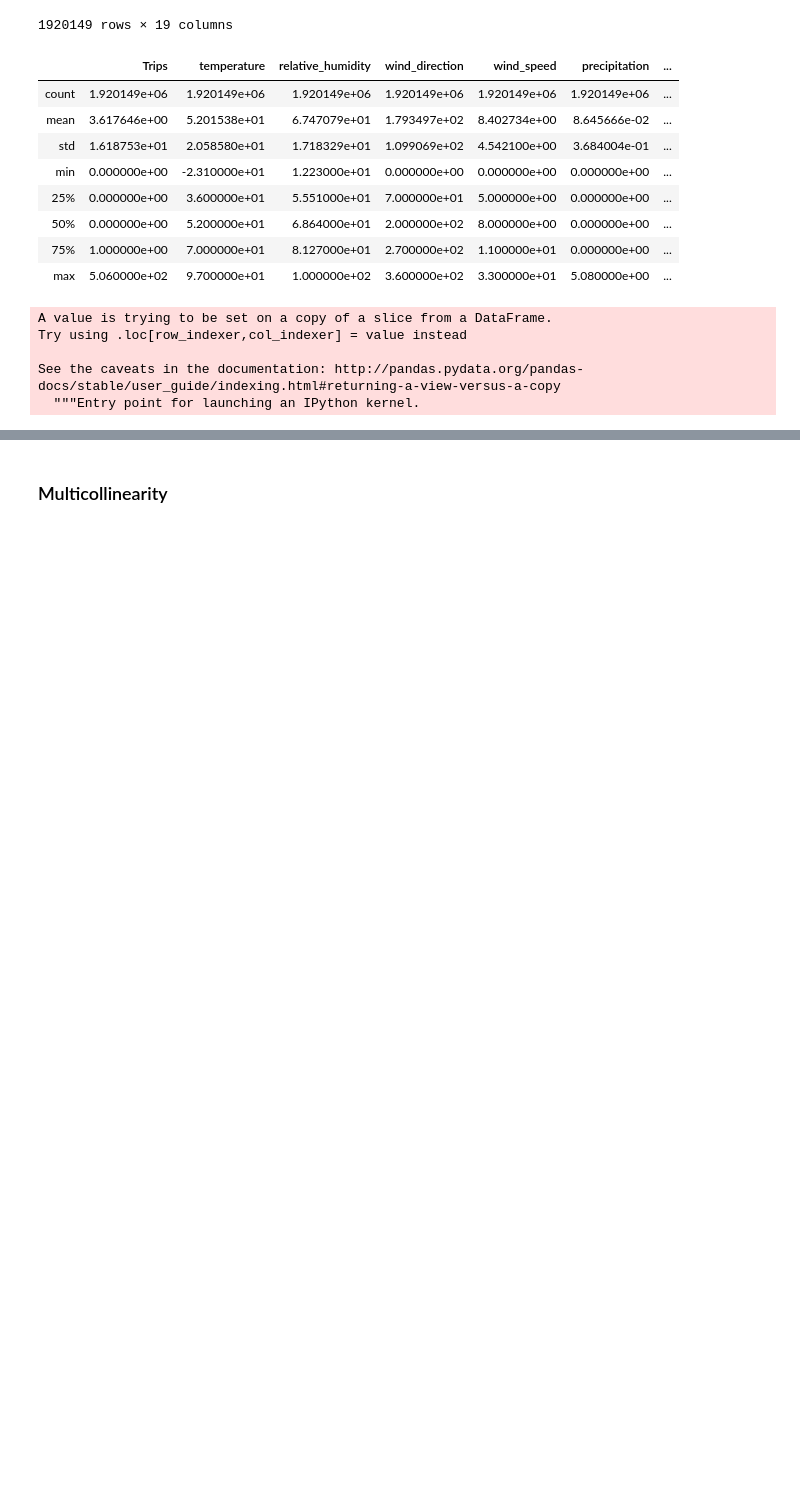
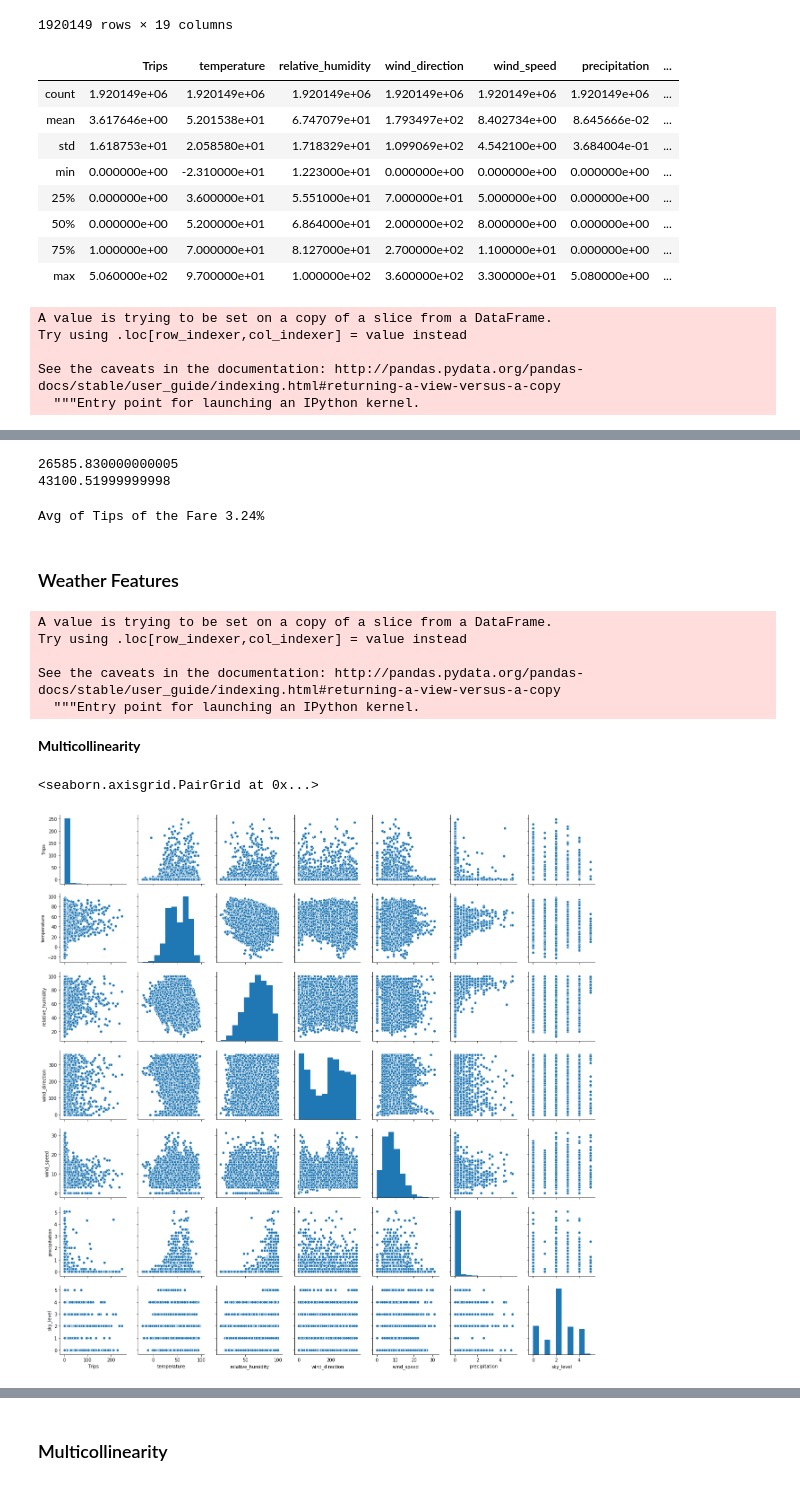
Before and after one commit to alexisgaziello/CSP_MATH_571_taxi_oracle, a Jupyter notebook: src/Data Analysis.ipynb, the cells around one changed output, grey strips where cells are left out. Cells and saved outputs as stored; diff of their text form; code cells hidden in the pictures; blank space fills up the shorter version.

```diff
--- a/src/Data Analysis.ipynb
+++ b/src/Data Analysis.ipynb
@@ -381,0 +448,33 @@ final_df.to_csv('../../../DataSets/dataset_final.csv')
+# %%
+# Tips Gap
+print(final_df['Tips Last Month'][final_df['Tips Last Month']<40000].max())
+print(final_df['Tips Last Month'][final_df['Tips Last Month']>40000].min())
+# %% [output]
+26585.830000000005
+43100.51999999998
+# %%
+# Avg % of Tips of the Fare
+tmp = final_df[final_df['Fare Last Month'] != 0]
+print("Avg of Tips of the Fare {:.2f}%".format(100 * (tmp['Tips Last Month']/tmp['Fare Last Month']).mean()))
+# %% [output]
+Avg of Tips of the Fare 3.24%
+# %% [markdown]
+### Weather Features
+# %%
+weatherVars = ['Trips','temperature','relative_humidity','wind_direction','wind_speed','precipitation','sky_level']
+weatherData = final_df[weatherVars]
+# %%
+weatherData['sky_level'] = weatherData.sky_level.cat.codes
+# %% [output]
+A value is trying to be set on a copy of a slice from a DataFrame.
+Try using .loc[row_indexer,col_indexer] = value instead
+
+See the caveats in the documentation: http://pandas.pydata.org/pandas-docs/stable/user_guide/indexing.html#returning-a-view-versus-a-copy
+  """Entry point for launching an IPython kernel.
+# %% [markdown]
+**Multicollinearity**
+# %%
+sns.pairplot(weatherData.sample(n = 10000))
+# %% [output]
+<seaborn.axisgrid.PairGrid at 0x...>
+[figure, added]
```
Also changed, not shown: parts of 56 cells of this notebook.
